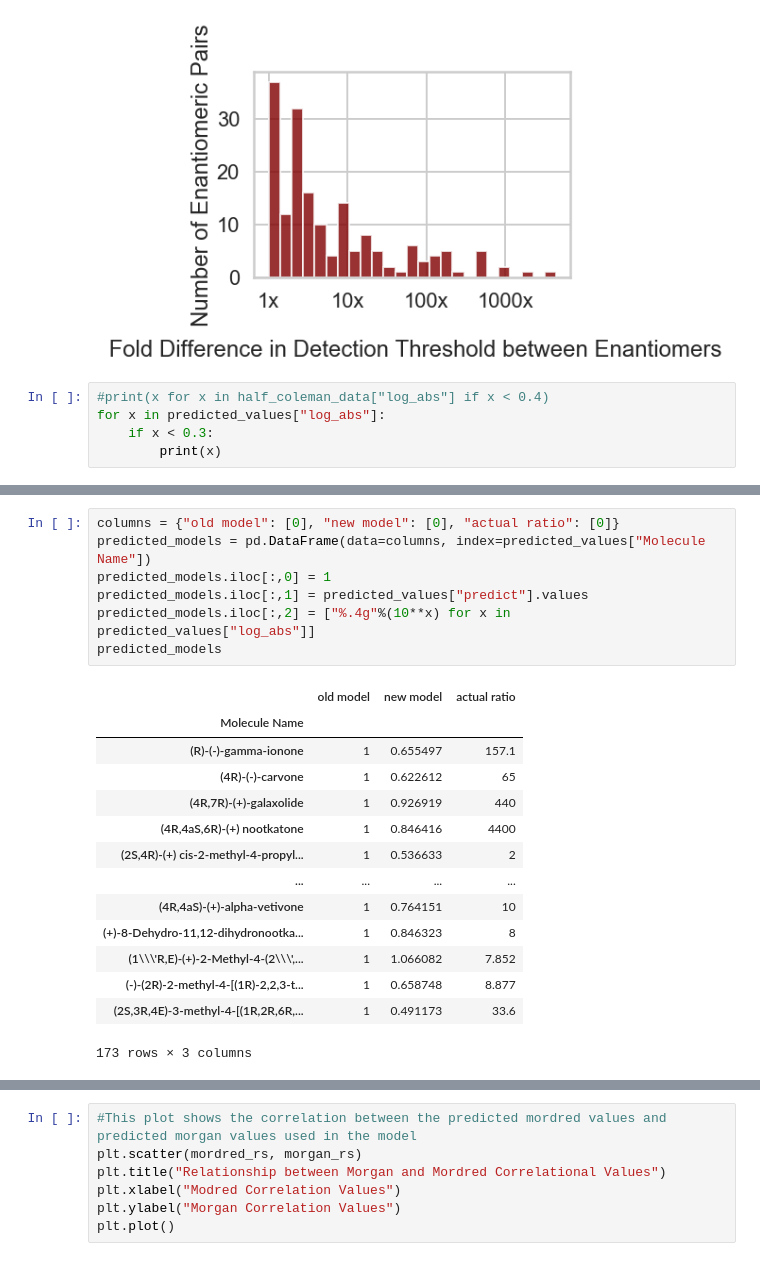
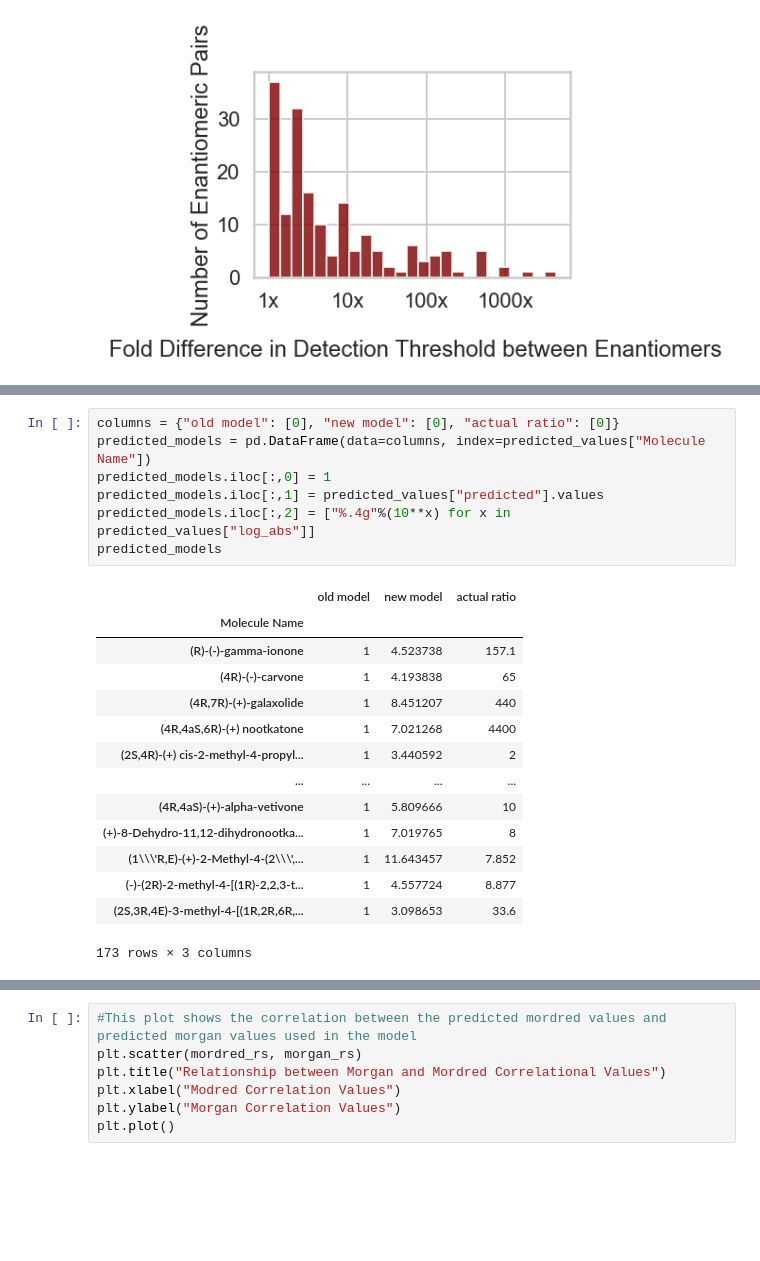
Before and after one commit to rgerkin/enantiomerlist, a Jupyter notebook: OdorantModel.ipynb, the cells around one changed output, grey strips where cells are left out. Cells and saved outputs as stored; diff of their text form; blank space fills up the shorter version.

```diff
--- a/OdorantModel.ipynb
+++ b/OdorantModel.ipynb
@@ -237,8 +253,3 @@ plt.ylabel("Number of Enantiomeric Pairs")
 # %% [output]
 Text(0, 0.5, 'Number of Enantiomeric Pairs')
 [figure]
-# %%
-#print(x for x in half_coleman_data["log_abs"] if x < 0.4)
-for x in predicted_values["log_abs"]:
-    if x < 0.3:
-        print(x)
@@ -279,24 +256,24 @@ predicted_values.reset_index()
 # %%
 columns = {"old model": [0], "new model": [0], "actual ratio": [0]}
 predicted_models = pd.DataFrame(data=columns, index=predicted_values["Molecule Name"])
 predicted_models.iloc[:,0] = 1
-predicted_models.iloc[:,1] = predicted_values["predict"].values
+predicted_models.iloc[:,1] = predicted_values["predicted"].values
 predicted_models.iloc[:,2] = ["%.4g"%(10**x) for x in predicted_values["log_abs"]]
 predicted_models
 # %% [output]
 |  | old model | new model | actual ratio |
 | Molecule Name |  |  |  |
-| (R)-(-)-gamma-ionone | 1 | 0.655497 | 157.1 |
-| (4R)-(-)-carvone | 1 | 0.622612 | 65 |
-| (4R,7R)-(+)-galaxolide | 1 | 0.926919 | 440 |
-| (4R,4aS,6R)-(+) nootkatone | 1 | 0.846416 | 4400 |
-| (2S,4R)-(+) cis-2-methyl-4-propyl... | 1 | 0.536633 | 2 |
+| (R)-(-)-gamma-ionone | 1 | 4.523738 | 157.1 |
+| (4R)-(-)-carvone | 1 | 4.193838 | 65 |
+| (4R,7R)-(+)-galaxolide | 1 | 8.451207 | 440 |
+| (4R,4aS,6R)-(+) nootkatone | 1 | 7.021268 | 4400 |
+| (2S,4R)-(+) cis-2-methyl-4-propyl... | 1 | 3.440592 | 2 |
 | ... | ... | ... | ... |
-| (4R,4aS)-(+)-alpha-vetivone | 1 | 0.764151 | 10 |
-| (+)-8-Dehydro-11,12-dihydronootka... | 1 | 0.846323 | 8 |
-| (1\\\'R,E)-(+)-2-Methyl-4-(2\\\',... | 1 | 1.066082 | 7.852 |
-| (-)-(2R)-2-methyl-4-[(1R)-2,2,3-t... | 1 | 0.658748 | 8.877 |
-| (2S,3R,4E)-3-methyl-4-[(1R,2R,6R,... | 1 | 0.491173 | 33.6 |
+| (4R,4aS)-(+)-alpha-vetivone | 1 | 5.809666 | 10 |
+| (+)-8-Dehydro-11,12-dihydronootka... | 1 | 7.019765 | 8 |
+| (1\\\'R,E)-(+)-2-Methyl-4-(2\\\',... | 1 | 11.643457 | 7.852 |
+| (-)-(2R)-2-methyl-4-[(1R)-2,2,3-t... | 1 | 4.557724 | 8.877 |
+| (2S,3R,4E)-3-methyl-4-[(1R,2R,6R,... | 1 | 3.098653 | 33.6 |
 173 rows × 3 columns
 # %%
 names = ["(4R)-(-)-carvone/(4S)-(+)-carvone", "(3R)-(-)-linalool/(3S)-(-)linalool"]
```
Also changed, not shown: parts of 4 cells of this notebook, 1 other file.
